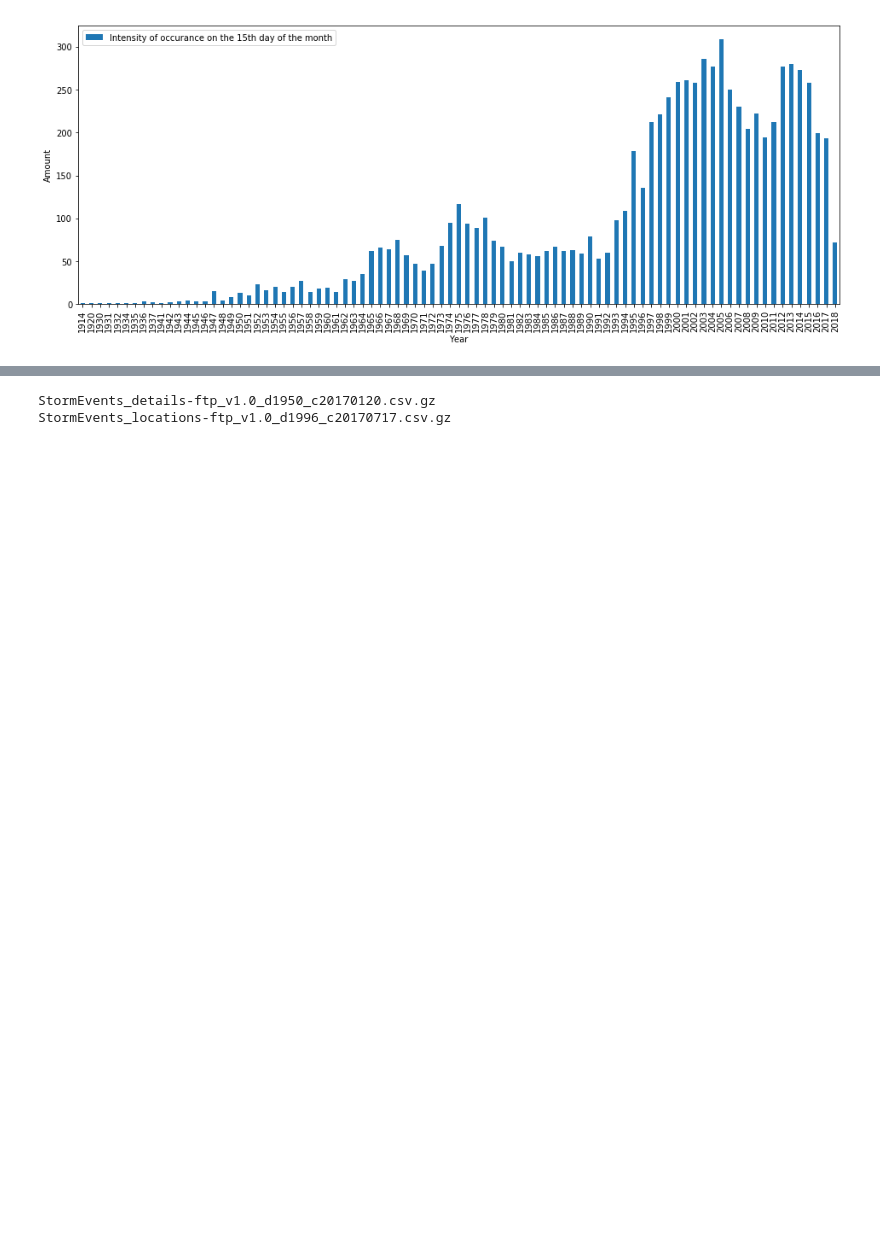
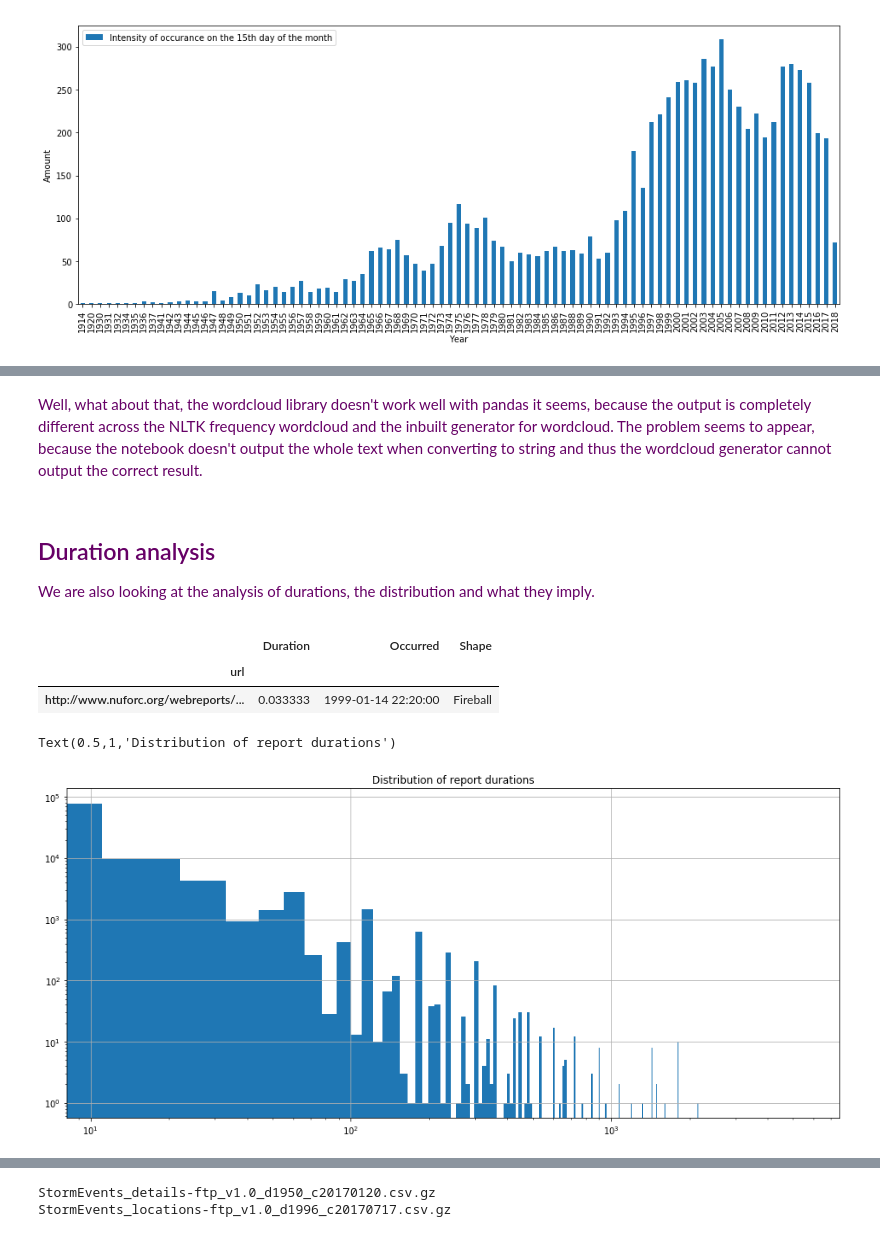
Before and after one commit to kiru/ada_project, a Jupyter notebook: UFO-Jurgis.ipynb, the cells around one changed output, grey strips where cells are left out. Cells and saved outputs as stored; diff of their text form; code cells hidden in the pictures; blank space fills up the shorter version.

```diff
--- a/UFO-Jurgis.ipynb
+++ b/UFO-Jurgis.ipynb
@@ -208,0 +300,4 @@ df_15th_full.head()
+# %% [markdown]
+<font color='#660066'>
+
+Well, what about that, the wordcloud library doesn't work well with pandas it seems, because the output is completely different across the NLTK frequency wordcloud and the inbuilt generator for wordcloud. The problem seems to appear, because the notebook doesn't output the whole text when converting to string and thus the wordcloud generator cannot output the correct result.
@@ -208,0 +324,24 @@ df_15th_full.head()
+# %% [markdown]
+<font color='#660066'>
+
+## Duration analysis
+
+We are also looking at the analysis of durations, the distribution and what they imply.
+# %%
+df_durations = df_reports[['Duration', 'Occurred', 'Shape']].copy()
+# %%
+df_durations.sample(1).head()
+# %% [output]
+|  | Duration | Occurred | Shape |
+| url |  |  |  |
+| http://www.nuforc.org/webreports/... | 0.033333 | 1999-01-14 22:20:00 | Fireball |
+# %%
+fig, ax = subplots()
+
+df_durations.Duration.hist(ax=ax, bins = 500, figsize=(16,7))
+ax.set_yscale('log')
+ax.set_xscale('log')
+ax.set_title('Distribution of report durations')
+# %% [output]
+Text(0.5,1,'Distribution of report durations')
+[figure, added]
```
Also changed, not shown: parts of 43 cells of this notebook, 1 other file.
